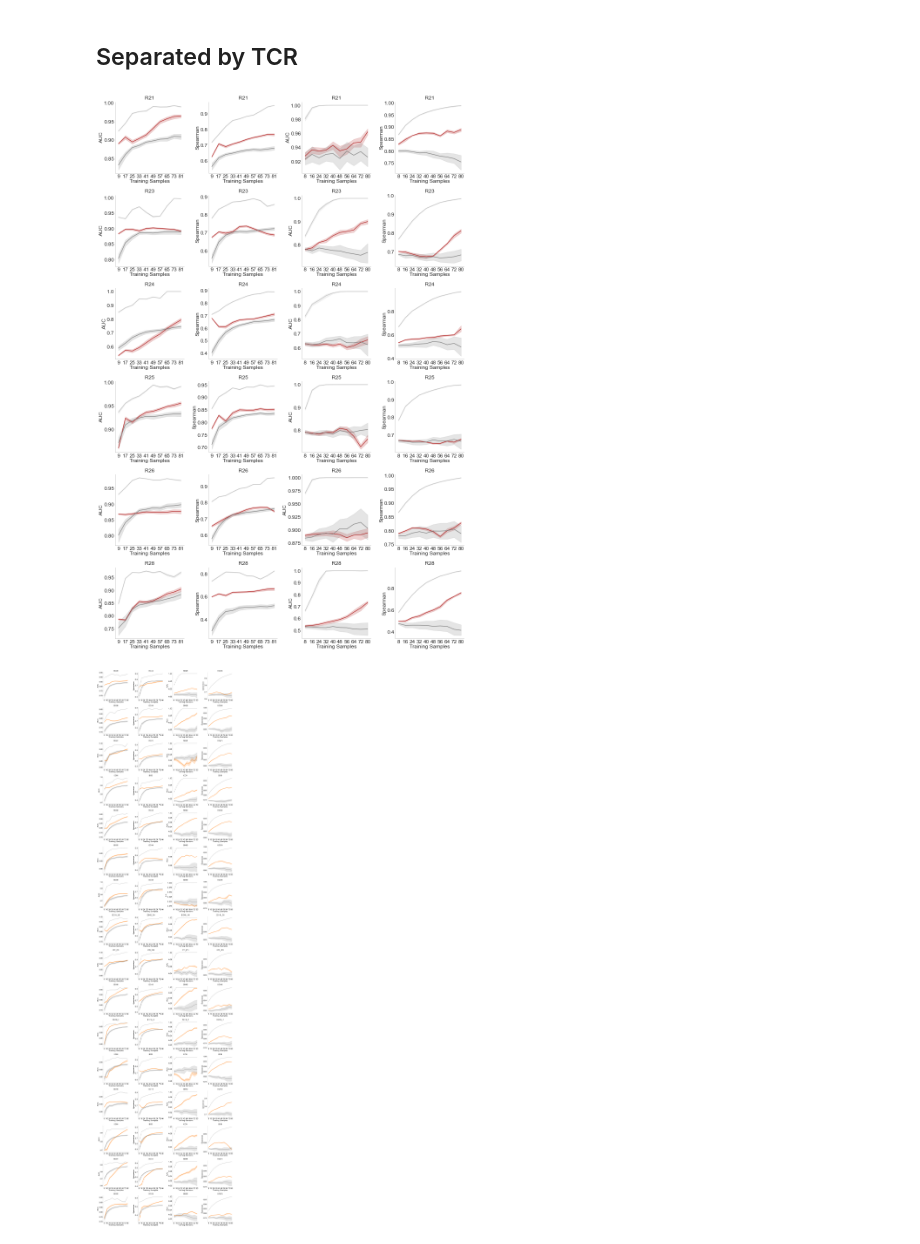
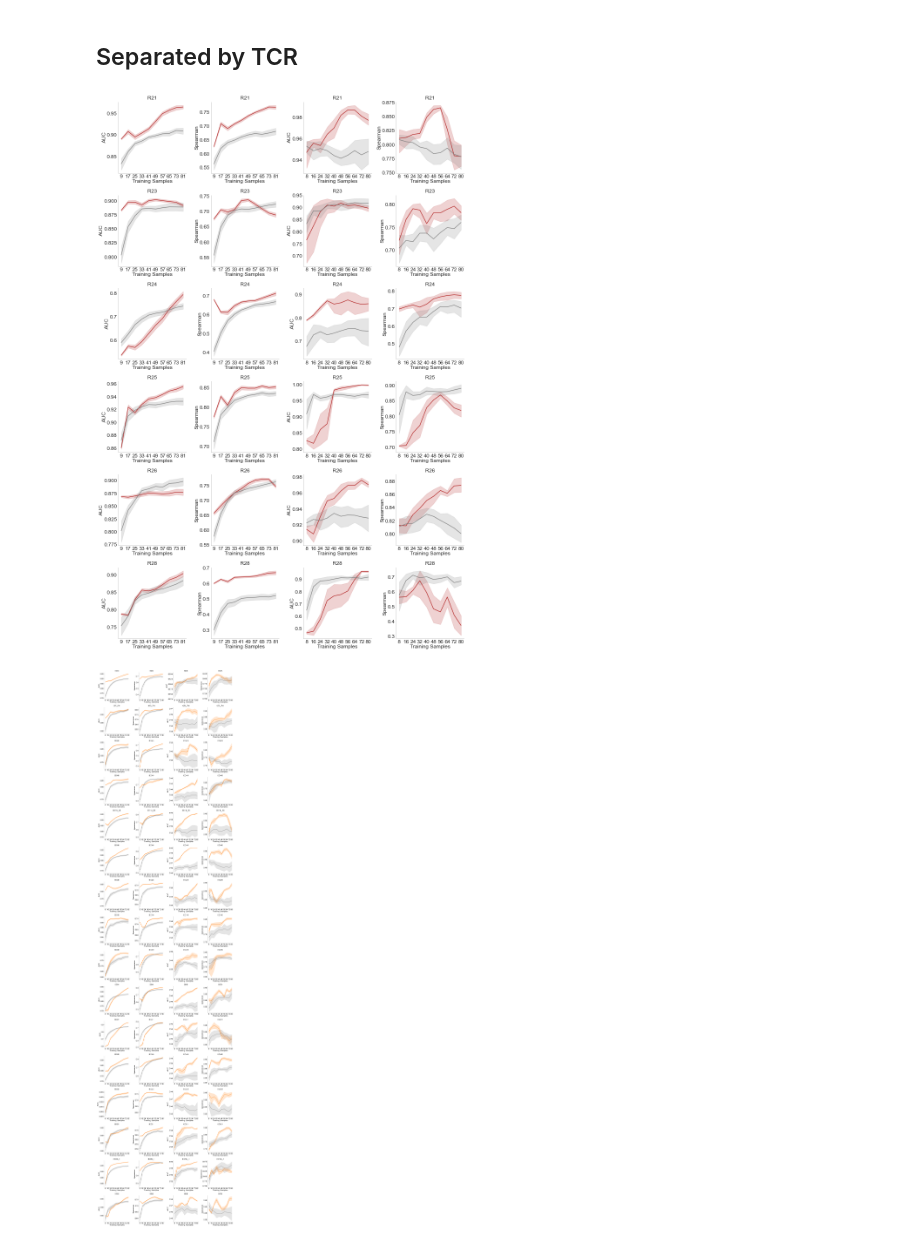
Before and after one commit to SchubertLab/TcrPrediction_MutatedAPLs, a Jupyter notebook: manuscript/figure_6.ipynb, the cells around one changed output. Drawn from its saved outputs; the diff is of its cells as text; code cells hidden in the pictures.

```diff
--- a/manuscript/figure_6.ipynb
+++ b/manuscript/figure_6.ipynb
@@ -462,35 +462,35 @@ set_font_size(12)
 # %%
 n_cols = 4
 n_rows = 6
 fig, axes = plt.subplots(ncols=n_cols, nrows=n_rows, figsize=(n_cols * 3, n_rows * 3))
 
 
 for i, tcr in enumerate(['R21', 'R23', 'R24', 'R25', 'R26', 'R28']):
     for j, mode in enumerate([results_within_human, results_across_human]):
         res_methods = {}
         for method, method_dict in mode.items():
             res_metric = {}
             for metric, metric_dict in method_dict.items():
                 res = [el for el in metric_dict if el[0]==tcr]
                 res_metric[metric] = res
             res_methods[method] = res_metric
 
         if mode == results_within_human:
             xticks = [9+8*i for i in range(10)]
         else:
             xticks = [8+8*i for i in range(10)]
         #print(res_methods)
-        plot_performance(res_methods, 'auc', ['Active', 'Random', 'Greedy_auc'], ax=axes[i][j*2], xticks=xticks,
+        plot_performance(res_methods, 'auc', ['Active', 'Random'], ax=axes[i][j*2], xticks=xticks,
                          active_color=color_human)
         axes[i][j*2].set_title(tcr)
-        plot_performance(res_methods, 'Spearman', ['Active', 'Random', 'Greedy_spearman'], ax=axes[i][j*2+1], xticks=xticks,
+        plot_performance(res_methods, 'Spearman', ['Active', 'Random'], ax=axes[i][j*2+1], xticks=xticks,
                          active_color=color_human)
         axes[i][j*2+1].set_title(tcr)
 
 plt.tight_layout()
 plt.show()
 # %% [output]
-[figure, old version]
+[figure, new version]
 # %%
 tcrs = list(set([el[0] for el in results_within_mice['Active']['MAE']]))
 
@@ -512,12 +512,12 @@ for i, tcr in enumerate(tcrs):
             xticks = [9+8*i for i in range(10)]
         else:
             xticks = [8+8*i for i in range(10)]
-        plot_performance(res_methods, 'auc', ['Active', 'Random', 'Greedy_auc'], ax=axes[i][j*2], xticks=xticks)
+        plot_performance(res_methods, 'auc', ['Active', 'Random'], ax=axes[i][j*2], xticks=xticks)
         axes[i][j*2].set_title(tcr)
-        plot_performance(res_methods, 'Spearman', ['Active', 'Random', 'Greedy_spearman'], ax=axes[i][j*2+1], xticks=xticks)
+        plot_performance(res_methods, 'Spearman', ['Active', 'Random'], ax=axes[i][j*2+1], xticks=xticks)
         axes[i][j*2+1].set_title(tcr)
 
 plt.tight_layout()
 plt.show()
 # %% [output]
-[figure, old version]
+[figure, new version]
```
Also changed, not shown: parts of 4 cells of this notebook, 3 other files.
